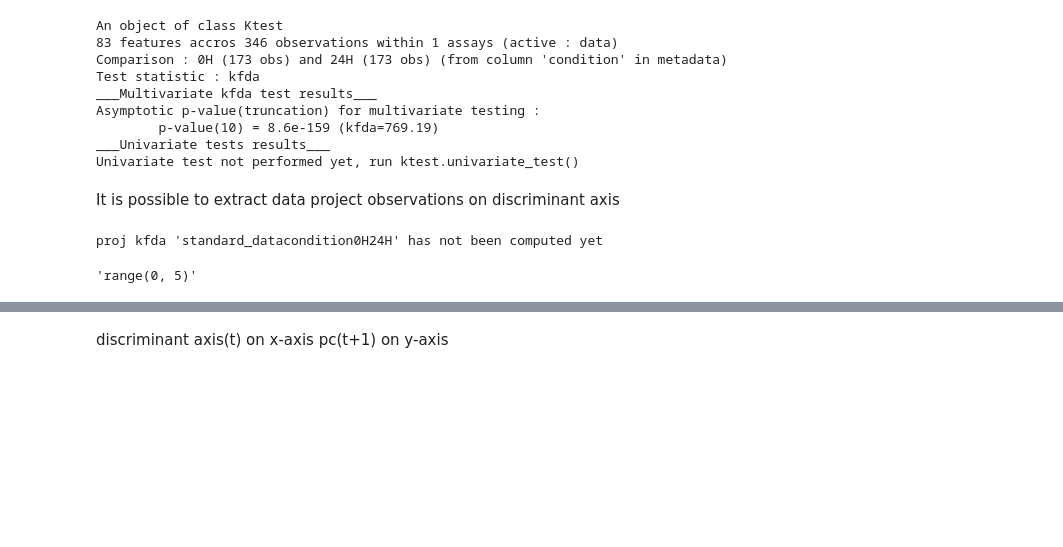
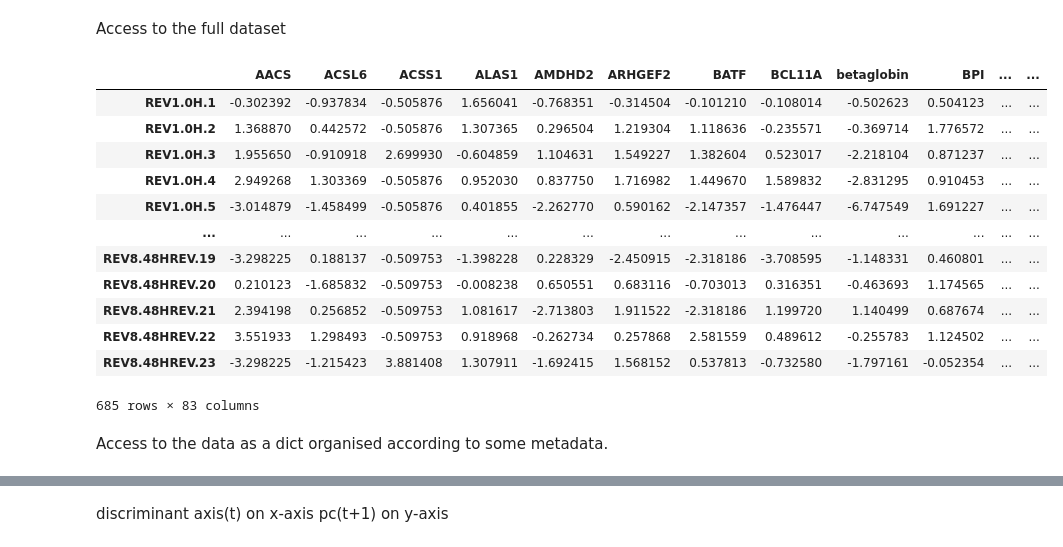
Before and after one commit to LMJL-Alea/ktest, a Jupyter notebook: vignettes_pyktest/Vignette3_plot_multivariate_testing.ipynb, the cells around one changed output, grey strips where cells are left out. Saved outputs shown, nothing was run; the diff lists cells and outputs as text; code cells hidden in the pictures; blank space fills up the shorter version.

```diff
--- a/vignettes_pyktest/Vignette3_plot_multivariate_testing.ipynb
+++ b/vignettes_pyktest/Vignette3_plot_multivariate_testing.ipynb
@@ -6,31 +6,23 @@ data = pd.read_csv('data.csv',index_col=0)
 metadata = pd.read_csv('metadata.csv',index_col=0)
 kt = Ktest(data,metadata,condition='condition',samples=['0H','24H'])
 kt.multivariate_test(verbose=0)
-kt
-# %% [output]
-An object of class Ktest
-83 features accros 346 observations within 1 assays (active : data)
-Comparison : 0H (173 obs) and 24H (173 obs) (from column 'condition' in metadata)
-Test statistic : kfda
-___Multivariate kfda test results___
-Asymptotic p-value(truncation) for multivariate testing :
-        p-value(10) = 8.6e-159 (kfda=769.19)
-___Univariate tests results___
-Univariate test not performed yet, run ktest.univariate_test()
 # %% [markdown]
-It is possible to extract data project observations on discriminant axis
+Access to the full dataset
-# %%
-kt.residuals()
-kt.init_df_proj('proj_kfda')
-kt.init_df_proj('betaglobin')
-# kt.init_df_proj('obs')
-# kt.get_proj_kfda()
-kt.get_index(samples=['0H','48HREV'],in_dict=False)
-kt.residuals(t=5)
-kt.get_variables()
-# %% [output]
-proj kfda 'standard_datacondition0H24H' has not been computed yet
-# %%
-str(range(5))
-# %% [output]
-'range(0, 5)'
+# %%
+kt.get_dataframe_of_all_data()
+# %% [output]
+|  | AACS | ACSL6 | ACSS1 | ALAS1 | AMDHD2 | ARHGEF2 | BATF | BCL11A | betaglobin | BPI | ... | ... |
+| REV1.0H.1 | -0.302392 | -0.937834 | -0.505876 | 1.656041 | -0.768351 | -0.314504 | -0.101210 | -0.108014 | -0.502623 | 0.504123 | ... | ... |
+| REV1.0H.2 | 1.368870 | 0.442572 | -0.505876 | 1.307365 | 0.296504 | 1.219304 | 1.118636 | -0.235571 | -0.369714 | 1.776572 | ... | ... |
+| REV1.0H.3 | 1.955650 | -0.910918 | 2.699930 | -0.604859 | 1.104631 | 1.549227 | 1.382604 | 0.523017 | -2.218104 | 0.871237 | ... | ... |
+| REV1.0H.4 | 2.949268 | 1.303369 | -0.505876 | 0.952030 | 0.837750 | 1.716982 | 1.449670 | 1.589832 | -2.831295 | 0.910453 | ... | ... |
+| REV1.0H.5 | -3.014879 | -1.458499 | -0.505876 | 0.401855 | -2.262770 | 0.590162 | -2.147357 | -1.476447 | -6.747549 | 1.691227 | ... | ... |
+| ... | ... | ... | ... | ... | ... | ... | ... | ... | ... | ... | ... | ... |
+| REV8.48HREV.19 | -3.298225 | 0.188137 | -0.509753 | -1.398228 | 0.228329 | -2.450915 | -2.318186 | -3.708595 | -1.148331 | 0.460801 | ... | ... |
+| REV8.48HREV.20 | 0.210123 | -1.685832 | -0.509753 | -0.008238 | 0.650551 | 0.683116 | -0.703013 | 0.316351 | -0.463693 | 1.174565 | ... | ... |
+| REV8.48HREV.21 | 2.394198 | 0.256852 | -0.509753 | 1.081617 | -2.713803 | 1.911522 | -2.318186 | 1.199720 | 1.140499 | 0.687674 | ... | ... |
+| REV8.48HREV.22 | 3.551933 | 1.298493 | -0.509753 | 0.918968 | -0.262734 | 0.257868 | 2.581559 | 0.489612 | -0.255783 | 1.124502 | ... | ... |
+| REV8.48HREV.23 | -3.298225 | -1.215423 | 3.881408 | 1.307911 | -1.692415 | 1.568152 | 0.537813 | -0.732580 | -1.797161 | -0.052354 | ... | ... |
+685 rows × 83 columns
+# %% [markdown]
+Access to the data as a dict organised according to some metadata.
```
Also changed, not shown: parts of 6 cells of this notebook.
